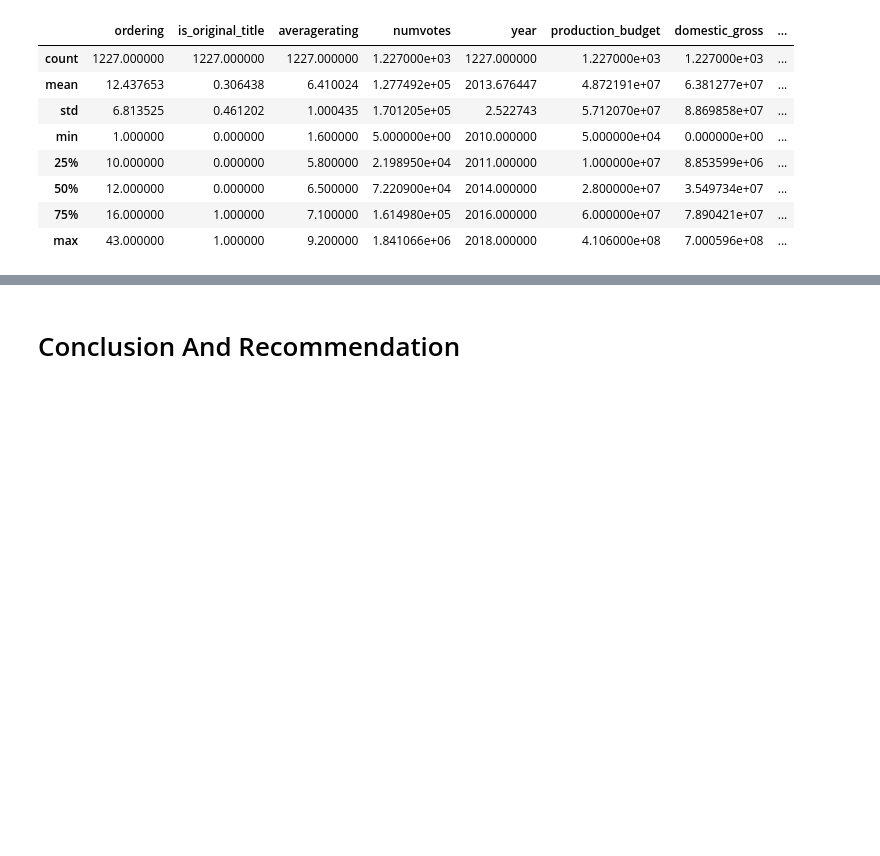
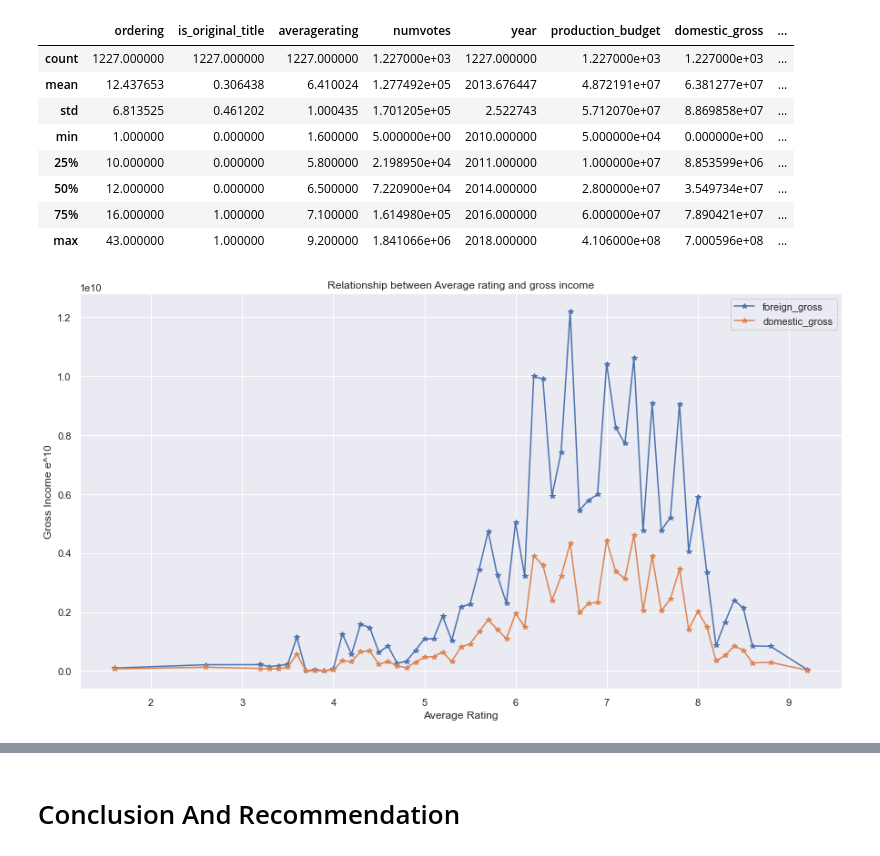
Before and after one commit to Victor-Karanja/victor-dsfpt01-eda-project, a Jupyter notebook: student.ipynb, the cells around one changed output, grey strips where cells are left out. Drawn from its saved outputs; the diff is of its cells as text; code cells hidden in the pictures; blank space fills up the shorter version.

```diff
--- a/student.ipynb
+++ b/student.ipynb
@@ -933,3 +933,11 @@ df.describe()
 | 50% | 12.000000 | 0.000000 | 6.500000 | 7.220900e+04 | 2014.000000 | 2.800000e+07 | 3.549734e+07 | ... |
 | 75% | 16.000000 | 1.000000 | 7.100000 | 1.614980e+05 | 2016.000000 | 6.000000e+07 | 7.890421e+07 | ... |
 | max | 43.000000 | 1.000000 | 9.200000 | 1.841066e+06 | 2018.000000 | 4.106000e+08 | 7.000596e+08 | ... |
+# %%
+#Relationship between average rating and total gross
+df.groupby('averagerating')[['foreign_gross','domestic_gross']].sum().plot(marker='*')
+plt.ylabel('Gross Income e^10')
+plt.xlabel('Average Rating')
+plt.title('Relationship between Average rating and gross income');
+# %% [output]
+[figure, added]
```
Also changed, not shown: parts of 8 cells of this notebook, 3 other files.
